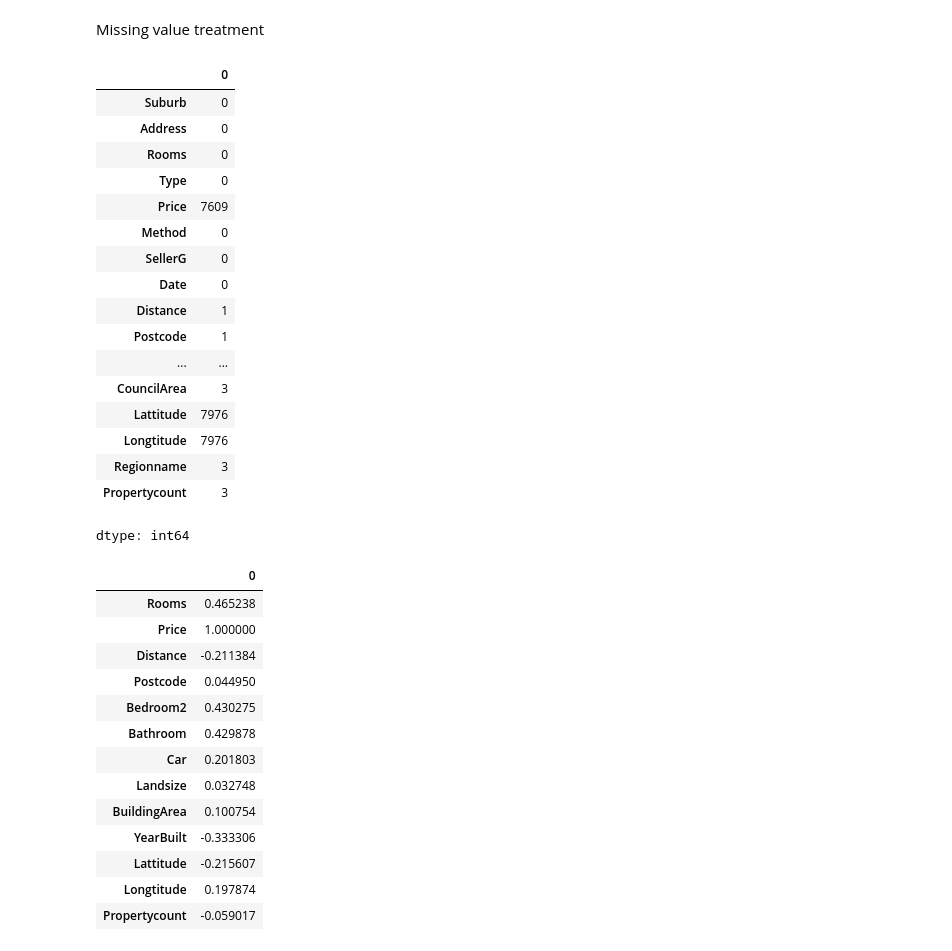
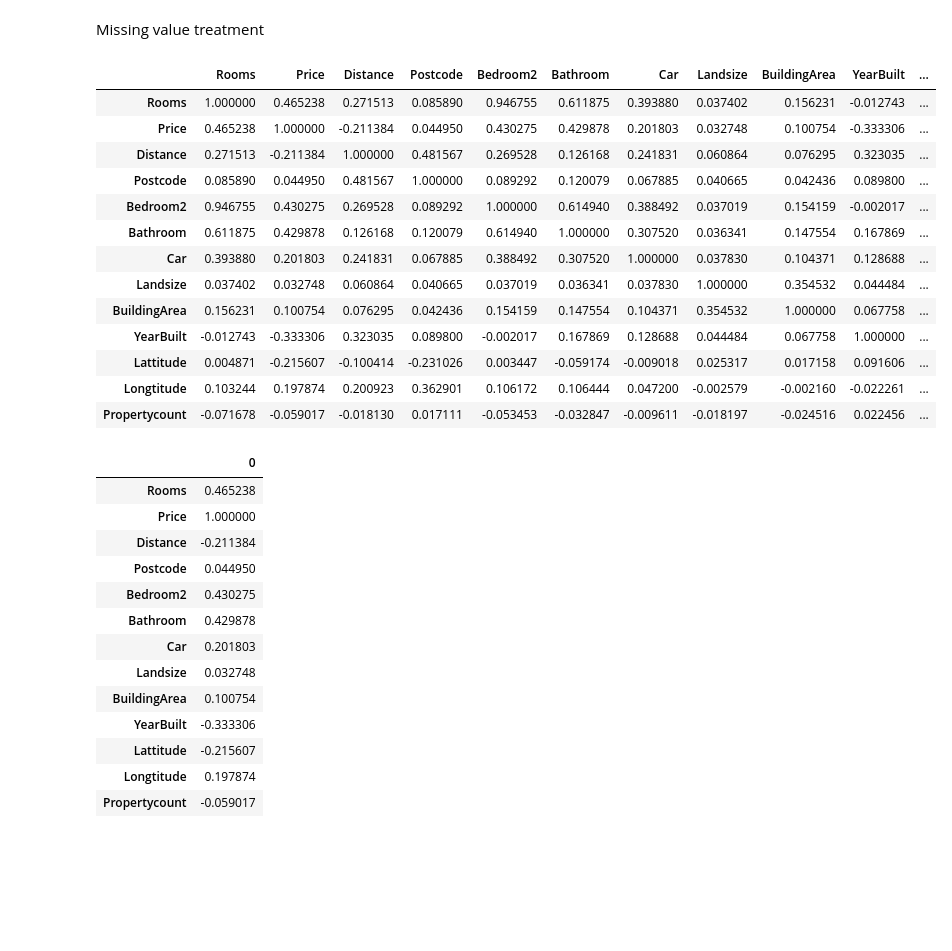
Before and after one commit to Rabiul-ds/Melbourne-housing-market-price-prediction, a Jupyter notebook: DA_Assignment.ipynb, the cells around one changed output. Cells and saved outputs as stored; diff of their text form; code cells hidden in the pictures; blank space fills up the shorter version.

```diff
--- a/DA_Assignment.ipynb
+++ b/DA_Assignment.ipynb
@@ -43,27 +44,24 @@ df[df.duplicated()]
 df.drop_duplicates(inplace=True)
 # %% [markdown]
 Missing value treatment
-# %%
-df.isna().sum()
-# %% [output]
-|  | 0 |
-| Suburb | 0 |
-| Address | 0 |
-| Rooms | 0 |
-| Type | 0 |
-| Price | 7609 |
-| Method | 0 |
-| SellerG | 0 |
-| Date | 0 |
-| Distance | 1 |
-| Postcode | 1 |
-| ... | ... |
-| CouncilArea | 3 |
-| Lattitude | 7976 |
-| Longtitude | 7976 |
-| Regionname | 3 |
-| Propertycount | 3 |
-dtype: int64
+# %%
+# Correlation Analysis
+df.corr(numeric_only=True).T
+# %% [output]
+|  | Rooms | Price | Distance | Postcode | Bedroom2 | Bathroom | Car | Landsize | BuildingArea | YearBuilt | ... |
+| Rooms | 1.000000 | 0.465238 | 0.271513 | 0.085890 | 0.946755 | 0.611875 | 0.393880 | 0.037402 | 0.156231 | -0.012743 | ... |
+| Price | 0.465238 | 1.000000 | -0.211384 | 0.044950 | 0.430275 | 0.429878 | 0.201803 | 0.032748 | 0.100754 | -0.333306 | ... |
+| Distance | 0.271513 | -0.211384 | 1.000000 | 0.481567 | 0.269528 | 0.126168 | 0.241831 | 0.060864 | 0.076295 | 0.323035 | ... |
+| Postcode | 0.085890 | 0.044950 | 0.481567 | 1.000000 | 0.089292 | 0.120079 | 0.067885 | 0.040665 | 0.042436 | 0.089800 | ... |
+| Bedroom2 | 0.946755 | 0.430275 | 0.269528 | 0.089292 | 1.000000 | 0.614940 | 0.388492 | 0.037019 | 0.154159 | -0.002017 | ... |
+| Bathroom | 0.611875 | 0.429878 | 0.126168 | 0.120079 | 0.614940 | 1.000000 | 0.307520 | 0.036341 | 0.147554 | 0.167869 | ... |
+| Car | 0.393880 | 0.201803 | 0.241831 | 0.067885 | 0.388492 | 0.307520 | 1.000000 | 0.037830 | 0.104371 | 0.128688 | ... |
+| Landsize | 0.037402 | 0.032748 | 0.060864 | 0.040665 | 0.037019 | 0.036341 | 0.037830 | 1.000000 | 0.354532 | 0.044484 | ... |
+| BuildingArea | 0.156231 | 0.100754 | 0.076295 | 0.042436 | 0.154159 | 0.147554 | 0.104371 | 0.354532 | 1.000000 | 0.067758 | ... |
+| YearBuilt | -0.012743 | -0.333306 | 0.323035 | 0.089800 | -0.002017 | 0.167869 | 0.128688 | 0.044484 | 0.067758 | 1.000000 | ... |
+| Lattitude | 0.004871 | -0.215607 | -0.100414 | -0.231026 | 0.003447 | -0.059174 | -0.009018 | 0.025317 | 0.017158 | 0.091606 | ... |
+| Longtitude | 0.103244 | 0.197874 | 0.200923 | 0.362901 | 0.106172 | 0.106444 | 0.047200 | -0.002579 | -0.002160 | -0.022261 | ... |
+| Propertycount | -0.071678 | -0.059017 | -0.018130 | 0.017111 | -0.053453 | -0.032847 | -0.009611 | -0.018197 | -0.024516 | 0.022456 | ... |
 # %%
 df.corrwith(other=df["Price"], numeric_only=True)
 # %% [output]
```
Also changed, not shown: parts of 3 cells of this notebook.
